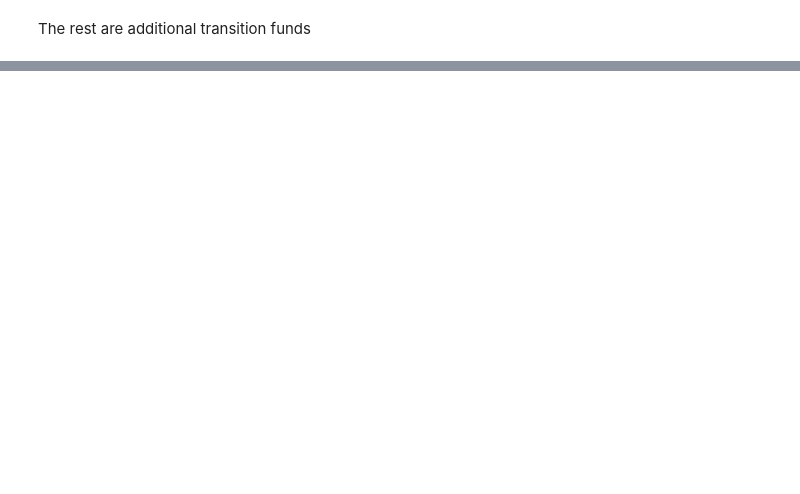
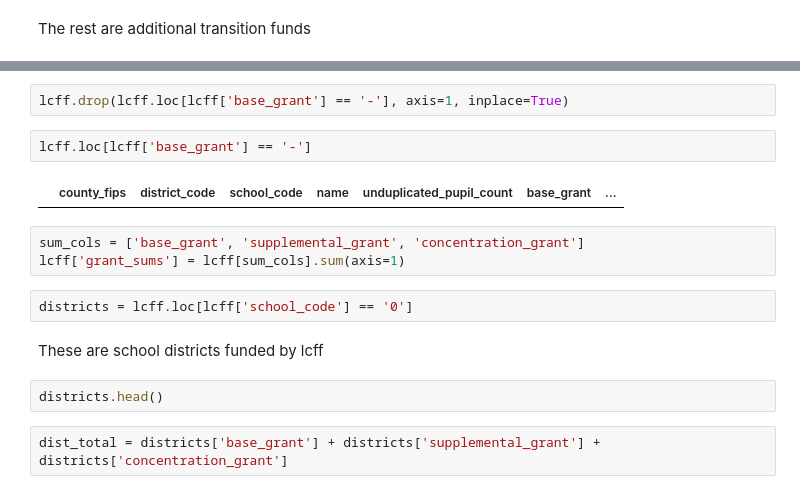
Before and after one commit to fiendskrah/finalcapstone, a Jupyter notebook: new/1_lcff.ipynb, the cells around one changed output, grey strips where cells are left out. Saved outputs shown, nothing was run; the diff lists cells and outputs as text; blank space fills up the shorter version.

```diff
--- a/new/1_lcff.ipynb
+++ b/new/1_lcff.ipynb
@@ -172,0 +231,17 @@ totals
+# %%
+lcff.drop(lcff.loc[lcff['base_grant'] == '-'], axis=1, inplace=True)
+# %%
+lcff.loc[lcff['base_grant'] == '-']
+# %% [output]
+|  | county_fips | district_code | school_code | name | unduplicated_pupil_count | base_grant | ... |
+# %%
+sum_cols = ['base_grant', 'supplemental_grant', 'concentration_grant']
+lcff['grant_sums'] = lcff[sum_cols].sum(axis=1)
+# %%
+districts = lcff.loc[lcff['school_code'] == '0']
+# %% [markdown]
+These are school districts funded by lcff
+# %%
+districts.head()
+# %%
+dist_total = districts['base_grant'] + districts['supplemental_grant'] + districts['concentration_grant']
```
Also changed, not shown: parts of 34 cells of this notebook.
